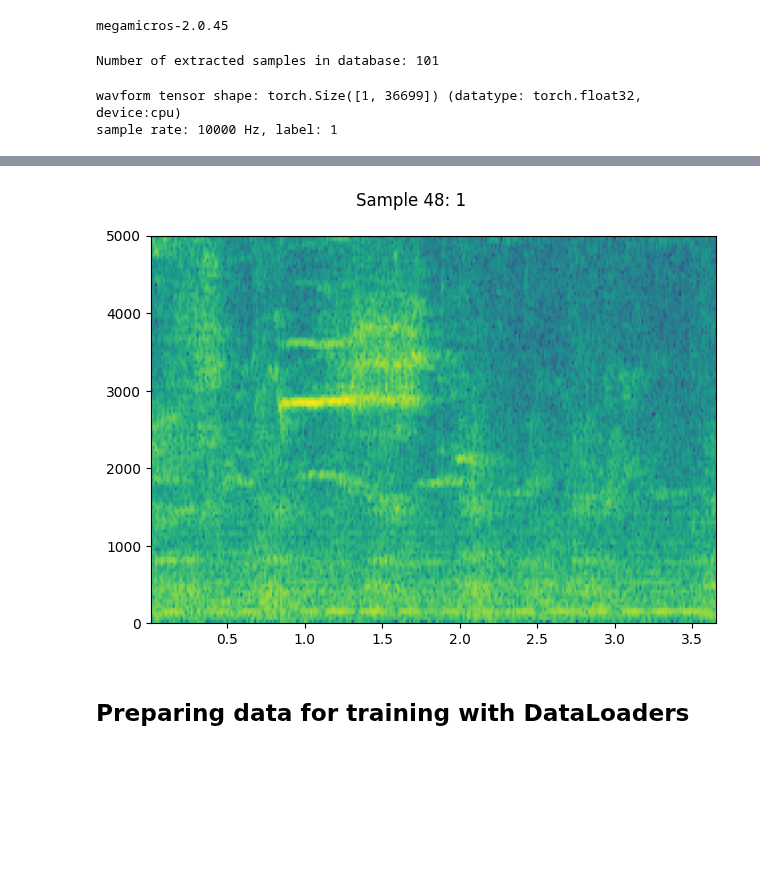
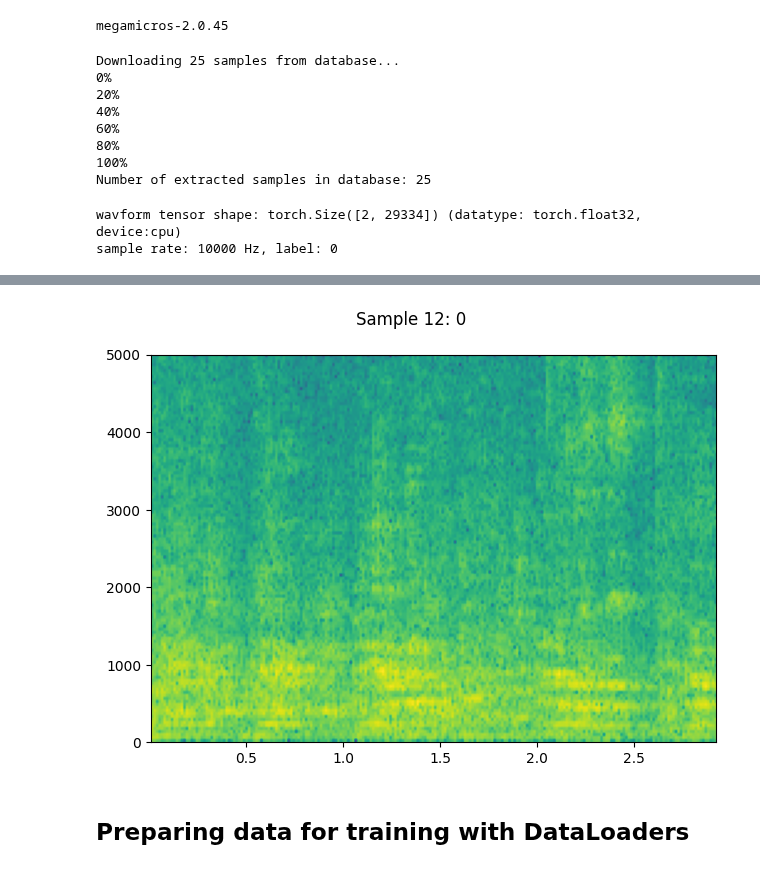
Before and after one commit to bimea/megamicros, a Jupyter notebook: notebooks/getstarted_AilabDataset.ipynb, the cells around one changed output, grey strips where cells are left out. Cells and saved outputs as stored; diff of their text form; code cells hidden in the pictures; blank space fills up the shorter version.

```diff
--- a/notebooks/getstarted_AilabDataset.ipynb
+++ b/notebooks/getstarted_AilabDataset.ipynb
@@ -33,8 +33,8 @@ EMAIL = 'bruno.gas@biimea.com'
 PASSWORD = '#T;uZnQ5UJ_JC~&'
 
 LABELS = 'sow-grunt-mod-stress'
-LABELS = (1, 2, 3)
-dataset = AidbDataset( '/Users/brunogas/Data/dataset/assets', DBHOST, labels=LABELS, channels=[1,], download=True )
+#LABELS = (1, 2, 3)
+dataset = AidbDataset( '/Users/brunogas/Data/dataset/assets', DBHOST, labels=LABELS, channels=[1, 2], download=True )
 
 print( f"Number of extracted samples in database: {len( dataset )}" )
 
@@ -42,7 +42,14 @@ print( f"Number of extracted samples in database: {len( dataset )}" )
 #for data_idx, [data, sample_rate, label] in enumerate( dataset ):
 #    print( f"Extracted [{data_idx}] signal (label:{label}, sr={sample_rate}) of shape: {np.shape( data )}" )
 # %% [output]
-Number of extracted samples in database: 101
+Downloading 25 samples from database...
+0%
+20%
+40%
+60%
+80%
+100%
+Number of extracted samples in database: 25
 # %%
 import os
 import torchaudio
@@ -52,18 +59,18 @@ os.makedirs(YESNO_DATASET_PATH, exist_ok=True)
 
 dataset = torchaudio.datasets.YESNO(YESNO_DATASET_PATH, download=True)
 # %%
-i = 48
+i = 12
 waveform, label, sample_rate = dataset[i]
 print( f"wavform tensor shape: {waveform.shape} (datatype: {waveform.dtype}, device:{waveform.device})" )
 print( f"sample rate: {sample_rate} Hz, label: {label}")
 
 plot_specgram( waveform, sample_rate, title=f"Sample {i}: {label}" )
 IPython.display.Audio(waveform, rate=sample_rate)
 # %% [output]
-wavform tensor shape: torch.Size([1, 36699]) (datatype: torch.float32, device:cpu)
-sample rate: 10000 Hz, label: 1
+wavform tensor shape: torch.Size([2, 29334]) (datatype: torch.float32, device:cpu)
+sample rate: 10000 Hz, label: 0
 [interactive output not drawn]
-[figure, old version]
+[figure, new version]
 # %% [markdown]
 ## Preparing data for training with DataLoaders
 # %%
```
Also changed, not shown: 1 other file.
